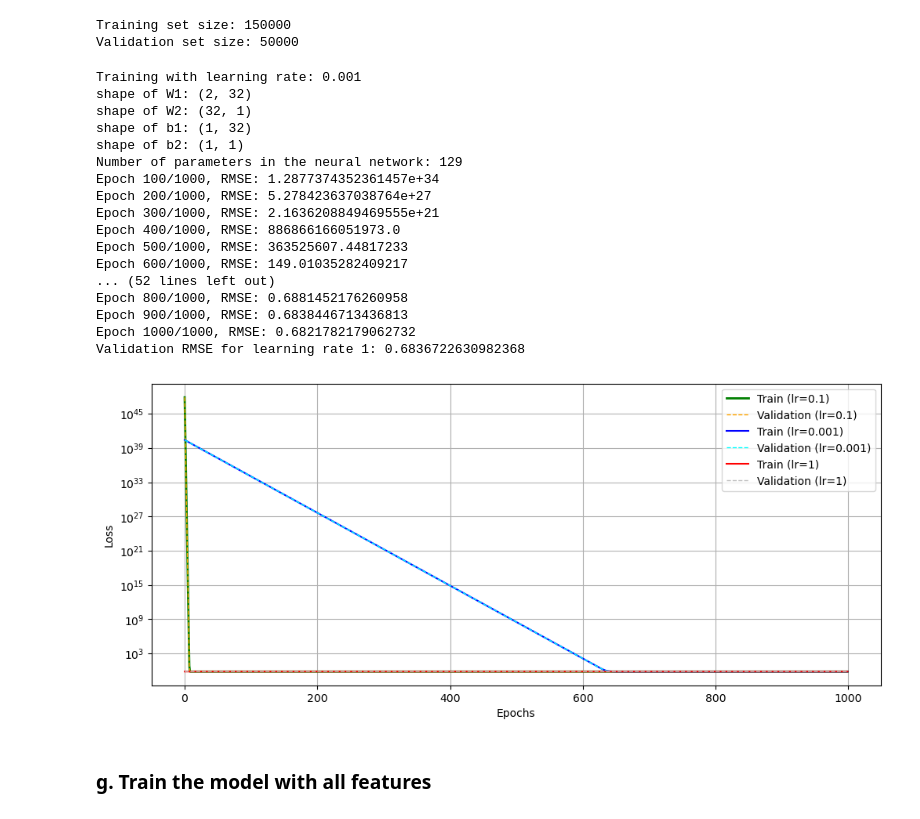
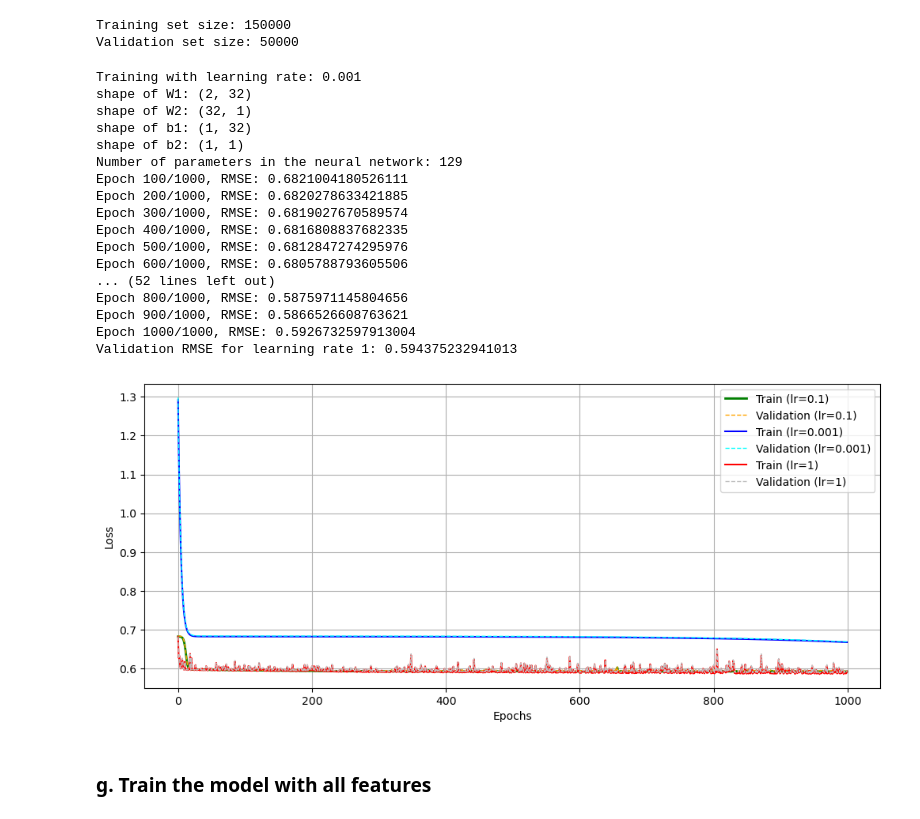
Before and after one commit to zche2/Ge166_code, a Jupyter notebook: HW2/HW2_Zichang.ipynb, the cells around one changed output. Saved outputs shown, nothing was run; the diff lists cells and outputs as text; code cells hidden in the pictures.

```diff
--- a/HW2/HW2_Zichang.ipynb
+++ b/HW2/HW2_Zichang.ipynb
@@ -102,6 +102,10 @@ RMSE (all features included): 0.36825472092818023
 RMSE (only log_amp and log_dist, normalized): 0.4161532276169181
 # %% [markdown]
 ### <b>d. Two-layer NN</b>
+# %%
+n_RealFeatures   = 2
+n_HiddenFeatures = 32
+n_Output         = 1
 # %%
 def initialize_weights(n_RealFeatures, n_HiddenFeatures, n_Output, mu=0, sigma=0.01, seed=42, print_shapes=True):
     np.random.seed(seed)
@@ -309,5 +312,14 @@ nHiddenFeatures = 32
 # %%
-X_noLog = data["X"][:, :2]  # only amp and dist without log
+# normalize
+max_amp = np.max(data["X"][:, 0])
+min_amp = np.min(data["X"][:, 0])
+max_dist = np.max(data["X"][:, 1])
+min_dist = np.min(data["X"][:, 1])
+# rescale
+norm_amp_noLog = (data["X"][:, 0] - min_amp) / (max_amp - min_amp)
+norm_dist_noLog = (data["X"][:, 1] - min_dist) / (max_dist - min_dist)
+# stack the data
+X_noLog = np.column_stack((norm_amp_noLog, norm_dist_noLog))
 
 # Split the dataset (use normalized log)
 X_noLog_train, X_noLog_val, y_noLog_train, y_noLog_val = train_test_split(X_noLog, Ml, test_size=0.25, random_state=256)
@@ -324,7 +336,7 @@ for lr in learning_rates:
     print(f"Training with learning rate: {lr}")
     params, train_loss_history, val_loss_history = Train_MiniBatch(
             X_noLog_train, y_noLog_train.reshape(-1, 1), X_noLog_val, y_noLog_val.reshape(-1,1),
-            n_HiddenFeatures=nHiddenFeatures, learning_rate=lr, epochs=1000, batch_size=1024
+            n_HiddenFeatures=n_HiddenFeatures, learning_rate=lr, epochs=1000, batch_size=1024
         )
     y_noLog_val_pred, _, _ = Forward(X_noLog_val, params)
     rmse = np.sqrt(mean_squared_error(y_noLog_val, y_noLog_val_pred))
@@ -337,33 +349,33 @@ shape of W2: (32, 1)
 shape of b1: (1, 32)
 shape of b2: (1, 1)
 Number of parameters in the neural network: 129
-Epoch 100/1000, RMSE: 1.2877374352361457e+34
-Epoch 200/1000, RMSE: 5.278423637038764e+27
-Epoch 300/1000, RMSE: 2.1636208849469555e+21
-Epoch 400/1000, RMSE: 886866166051973.0
-Epoch 500/1000, RMSE: 363525607.44817233
-Epoch 600/1000, RMSE: 149.01035282409217
+Epoch 100/1000, RMSE: 0.6821004180526111
+Epoch 200/1000, RMSE: 0.6820278633421885
+Epoch 300/1000, RMSE: 0.6819027670589574
+Epoch 400/1000, RMSE: 0.6816808837682335
+Epoch 500/1000, RMSE: 0.6812847274295976
+Epoch 600/1000, RMSE: 0.6805788793605506
 ... (52 lines left out)
-Epoch 800/1000, RMSE: 0.6881452176260958
-Epoch 900/1000, RMSE: 0.6838446713436813
-Epoch 1000/1000, RMSE: 0.6821782179062732
-Validation RMSE for learning rate 1: 0.6836722630982368
+Epoch 800/1000, RMSE: 0.5875971145804656
+Epoch 900/1000, RMSE: 0.5866526608763621
+Epoch 1000/1000, RMSE: 0.5926732597913004
+Validation RMSE for learning rate 1: 0.594375232941013
 # %%
 plt.figure(figsize=(12, 5))
-plt.yscale('log')
+# plt.yscale('log')
 
 # Plot loss history for each learning rate
 for lr in [0.1, 0.001, 1]:
     plt.plot(results_noLog[lr]["train_loss"], label=f"Train (lr={lr})", color=colors_train[lr], lw=2. if lr == 0.1 else 1.5)
     plt.plot(results_noLog[lr]["val_rmse"], label=f"Validation (lr={lr})", color=colors_valid[lr], linestyle="--", lw=1. if lr == 0.1 else 1)
 
 plt.xlabel("Epochs")
 plt.ylabel("Loss")
 plt.legend()
 plt.grid()
 plt.show()
 # %% [output]
-[figure, old version]
+[figure, new version]
 # %% [markdown]
 ### <b>g. Train the model with all features</b>
 # %%
```
Also changed, not shown: parts of 3 cells of this notebook.
